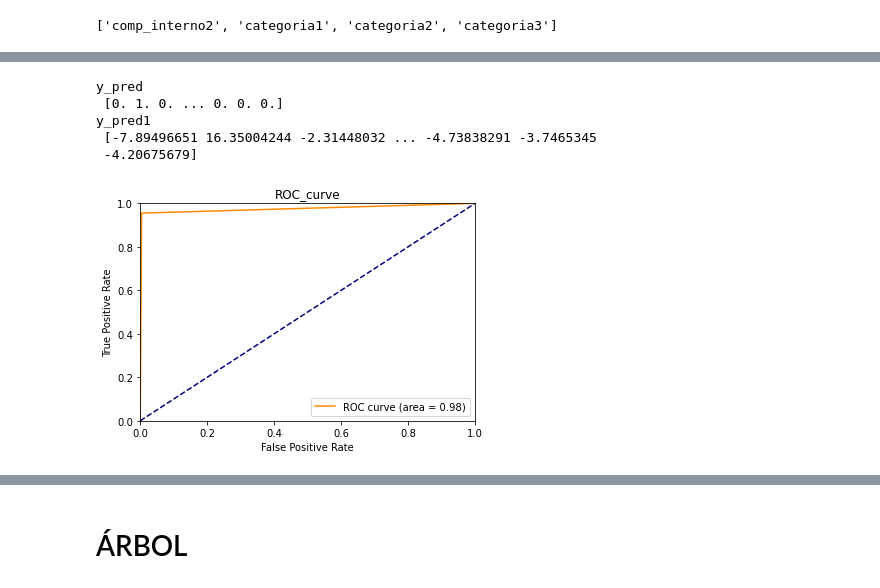
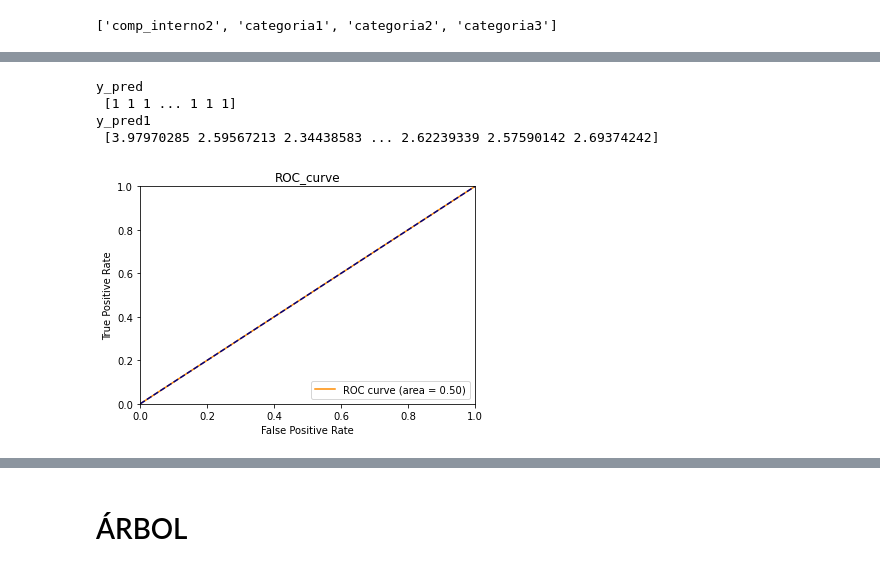
Before and after one commit to BrianPgz/HomeWork1_ML, a Jupyter notebook: Tarea2.ipynb, the cells around one changed output, grey strips where cells are left out. Drawn from its saved outputs; the diff is of its cells as text; code cells hidden in the pictures.

```diff
--- a/Tarea2.ipynb
+++ b/Tarea2.ipynb
@@ -444,0 +464,4 @@ train.head(10)
+# %%
+X_woe_train=train.iloc[:,14:]
+y_train=train.iloc[:,13]
+X_woe_train.head(10)
@@ -445 +526,4 @@ train.head(10)
+# %%
+#X_woe_trainf= X_woe_train.drop(columns=["woe_comp_externo2","woe_comp_externo3","woe_comp_externo4","woe_comp_interno2","woe_comp_interno3","woe_comp_interno4","woe_categoria1","woe_avg(comportamiento_j)","woe_uno_o_mas","woe_max(comportamiento_j)"])
+X_woe_trainf= X_woe_train.drop(columns=["woe_comp_mixto1","woe_comp_interno1","woe_comp_interno2","woe_comp_interno3","woe_categoria1","woe_mean_comportamiento_j"])
 # %%
@@ -460,4 +543,0 @@ plt.show()
-# %%
-X_woe_train=train.iloc[:,21:]
-y_train=train.iloc[:,20]
-X_woe_train.head(10)
@@ -496,3 +564,3 @@ Name: Respuesta, dtype: float64
 # %%
 model=LogisticRegression()
-clf=model.fit(X_woe_train,y_train)
+clf=model.fit(X_woe_trainf,y_train)
@@ -507,29 +567,28 @@ Please also refer to the documentation for alternative solver options:
 # %%
-y_pred=clf.predict(X_woe_train)
-y_pred1=clf.decision_function(X_woe_train)
+y_pred=clf.predict(X_woe_trainf)
+y_pred1=clf.decision_function(X_woe_trainf)
 print('y_pred\n',y_pred)
 print('y_pred1\n',y_pred1)
 
 #Draw ROC curve and calculate AUC value
 fpr,tpr,threshold = roc_curve(y_train, y_pred)
 roc_auc = auc(fpr,tpr)
 plot(fpr,tpr,color='darkorange',
          label='ROC curve (area = %0.2f)' % roc_auc)
 plt.plot([0, 1], [0, 1], color='navy', linestyle='--')
 plt.xlim([0.0, 1.0])
 plt.ylim([0.0, 1.0])
 plt.xlabel('False Positive Rate')
 plt.ylabel('True Positive Rate')
 plt.title('ROC_curve')
 plt.legend(loc="lower right")
 plt.show()
 # %% [output]
 y_pred
- [0. 1. 0. ... 0. 0. 0.]
+ [1 1 1 ... 1 1 1]
 y_pred1
- [-7.89496651 16.35004244 -2.31448032 ... -4.73838291 -3.7465345
- -4.20675679]
+ [3.97970285 2.59567213 2.34438583 ... 2.62239339 2.57590142 2.69374242]
-[figure, old version]
+[figure, new version]
 # %%
 coe=model.coef_
 coe[0]
```
Also changed, not shown: parts of 28 cells of this notebook.
